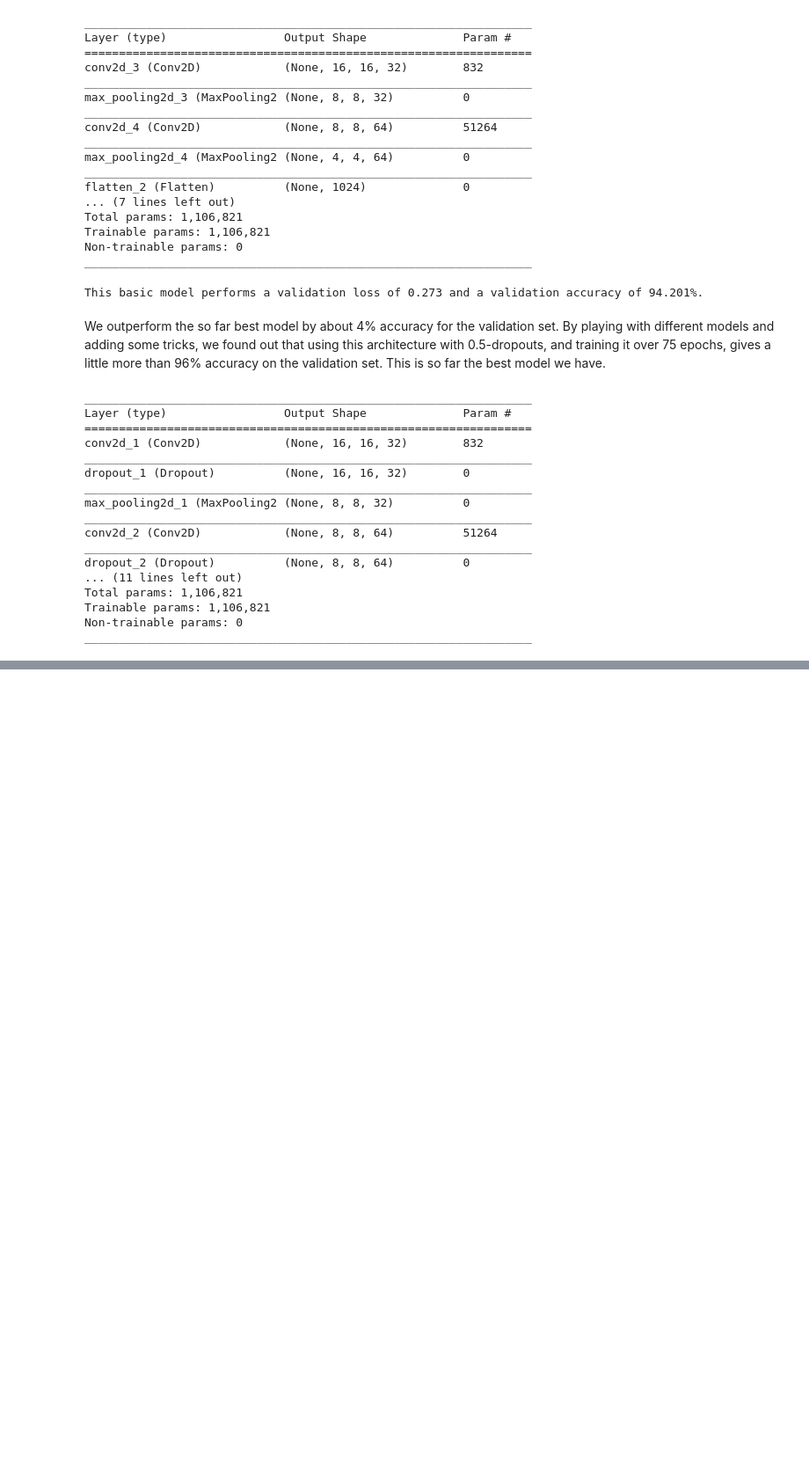
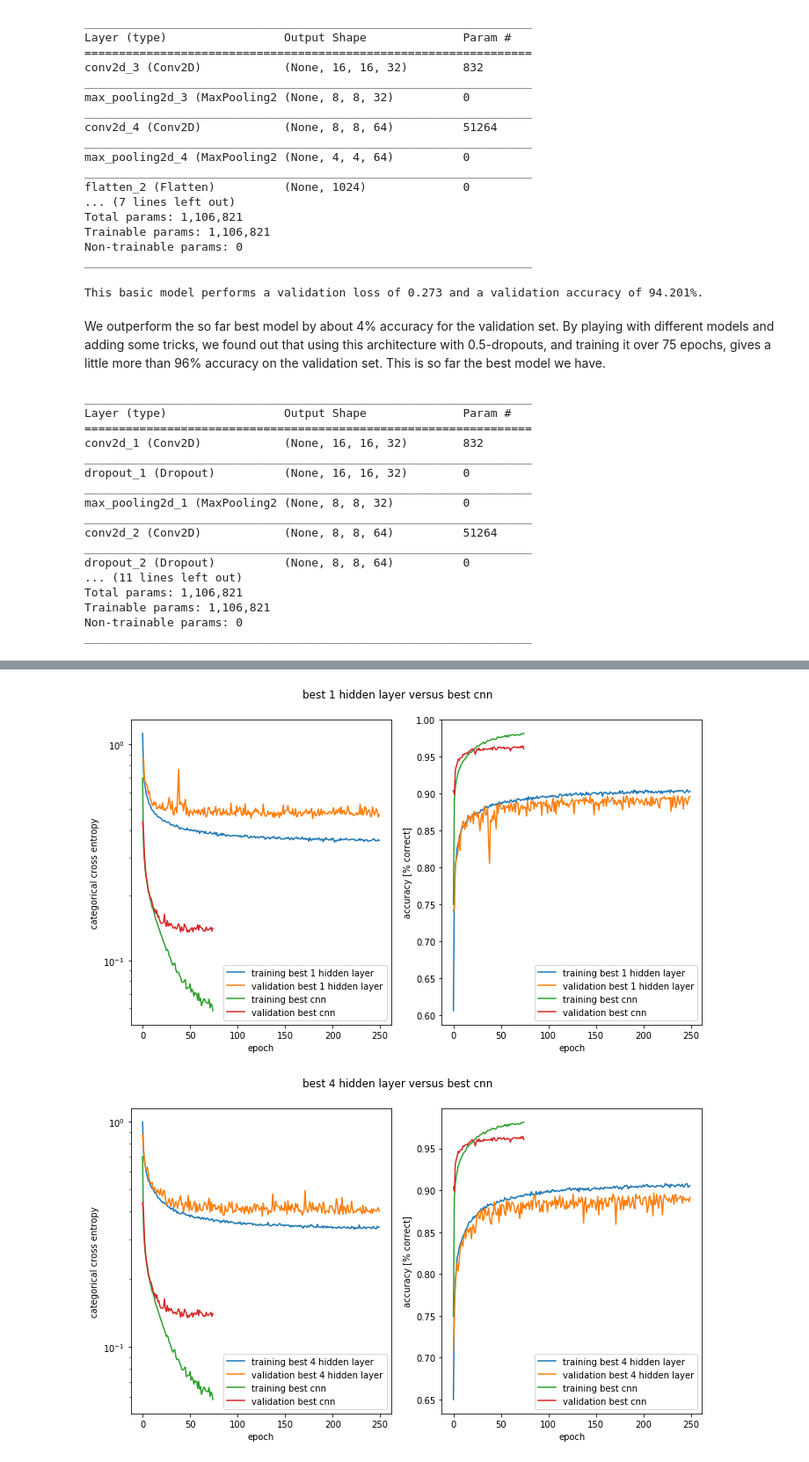
Before and after one commit to SSappy/ANN-Project-1, a Jupyter notebook: miniproject1.ipynb, the cells around one changed output, grey strips where cells are left out. Shown at 88% size. Drawn from its saved outputs; the diff is of its cells as text; code cells hidden in the pictures; blank space fills up the shorter version.

```diff
--- a/miniproject1.ipynb
+++ b/miniproject1.ipynb
@@ -2246,0 +2310,10 @@ This model performs an accuracy of 96.446% !
+# %%
+best_1_layer = load_history('ex6_1_layer_best')
+best_4_layers = load_history('ex6_4_layer_best')
+best_cnn = load_obj('ex7_base_dropout0_5')
+
+plot = plot_dict_histories(best_1_layer, best_cnn, 'best 1 hidden layer', 'best cnn')
+plot = plot_dict_histories(best_4_layers, best_cnn, 'best 4 hidden layer', 'best cnn')
+# %% [output]
+[figure, added]
+[figure, added]
```
Also changed, not shown: parts of 36 cells of this notebook.
